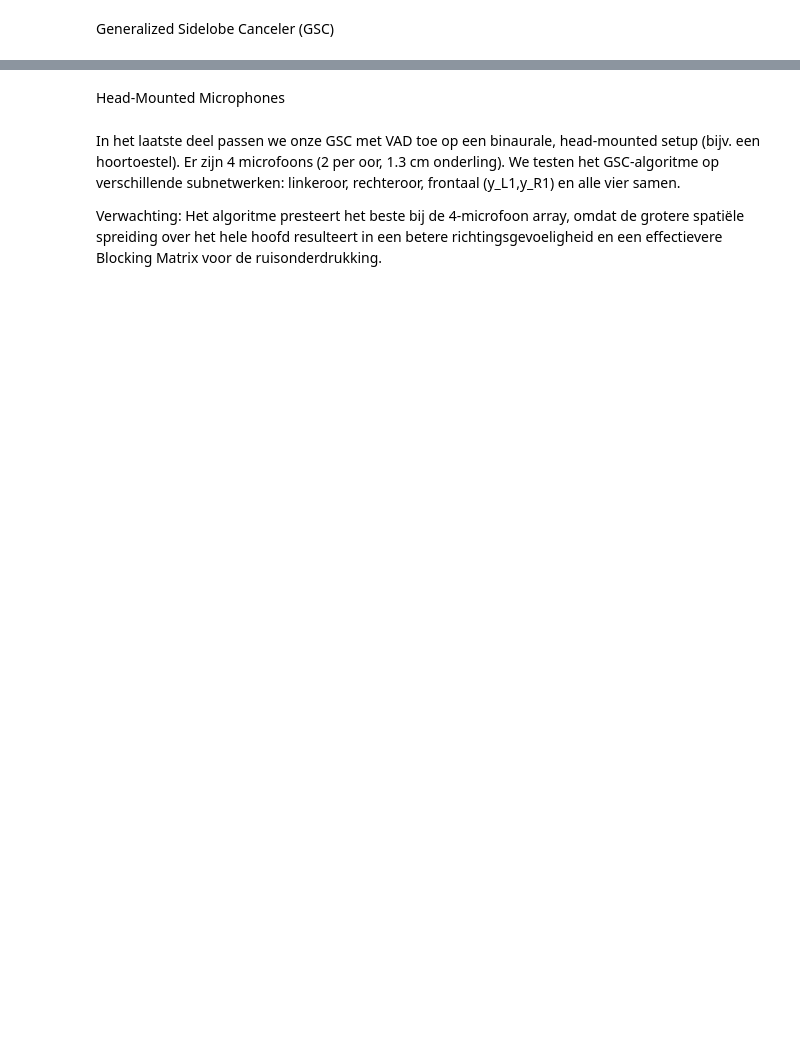
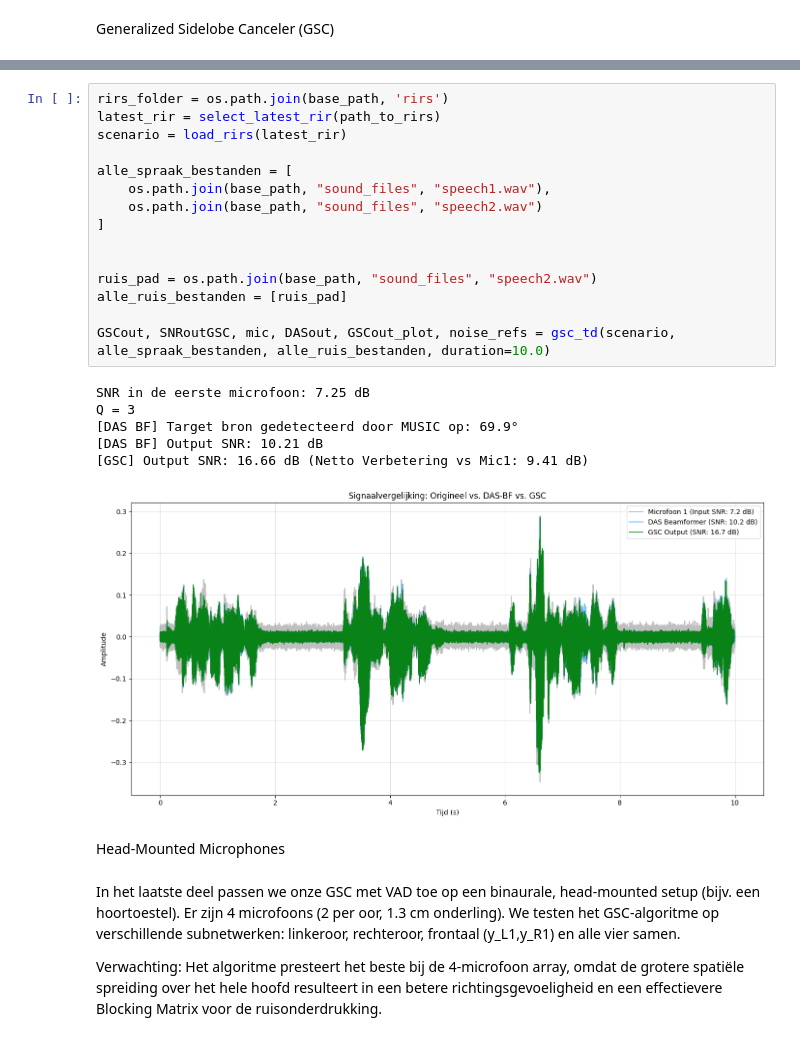
Before and after one commit to matsjoris6/P_D_ISSP_base-main, a Jupyter notebook: deadline1/week3.ipynb, the cells around one changed output, grey strips where cells are left out. Cells and saved outputs as stored; diff of their text form; blank space fills up the shorter version.

```diff
--- a/deadline1/week3.ipynb
+++ b/deadline1/week3.ipynb
@@ -234,3 +282,25 @@ Q = 3
+# %%
+rirs_folder = os.path.join(base_path, 'rirs')
+latest_rir = select_latest_rir(path_to_rirs)
+scenario = load_rirs(latest_rir)
+
+alle_spraak_bestanden = [
+    os.path.join(base_path, "sound_files", "speech1.wav"),
+    os.path.join(base_path, "sound_files", "speech2.wav")
+]
+
+
+ruis_pad = os.path.join(base_path, "sound_files", "speech2.wav")
+alle_ruis_bestanden = [ruis_pad]
+
+GSCout, SNRoutGSC, mic, DASout, GSCout_plot, noise_refs = gsc_td(scenario, alle_spraak_bestanden, alle_ruis_bestanden, duration=10.0)
+# %% [output]
+SNR in de eerste microfoon: 7.25 dB
+Q = 3
+[DAS BF] Target bron gedetecteerd door MUSIC op: 69.9°
+[DAS BF] Output SNR: 10.21 dB
+[GSC] Output SNR: 16.66 dB (Netto Verbetering vs Mic1: 9.41 dB)
+[figure, added]
 # %% [markdown]
 Head-Mounted Microphones
 # %% [markdown]
```
Also changed, not shown: parts of 10 cells of this notebook, 20 other files.
